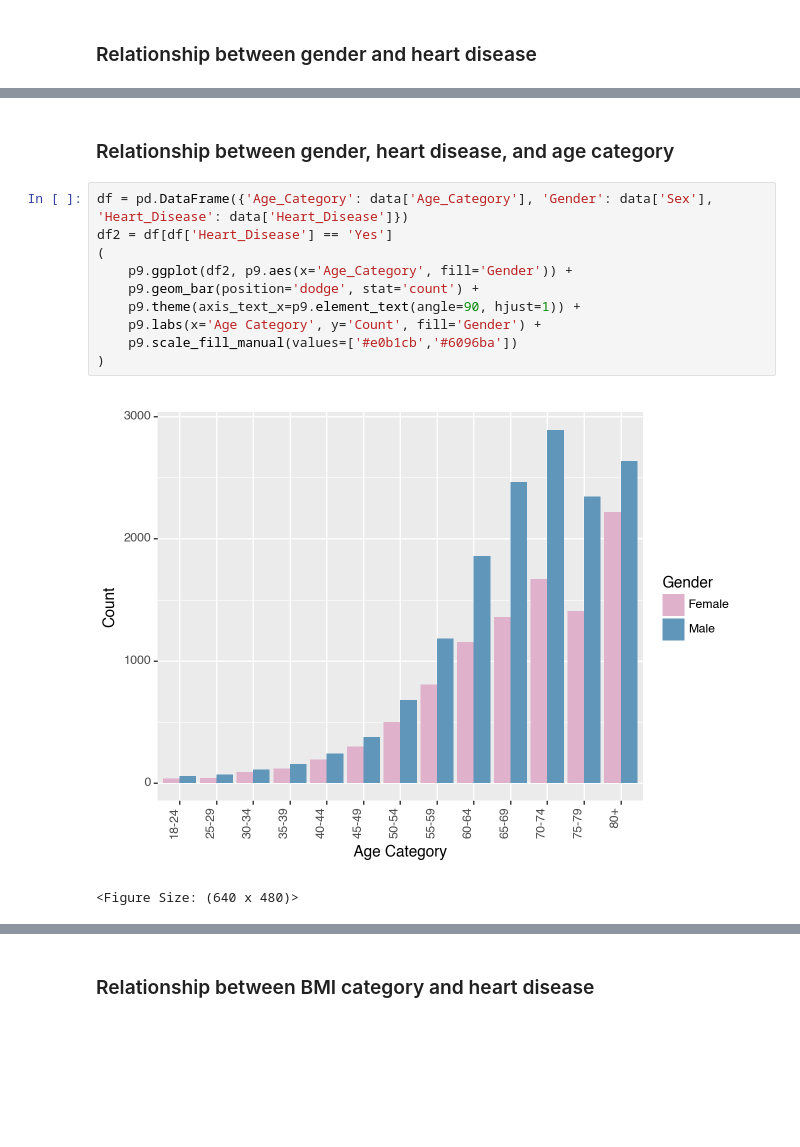
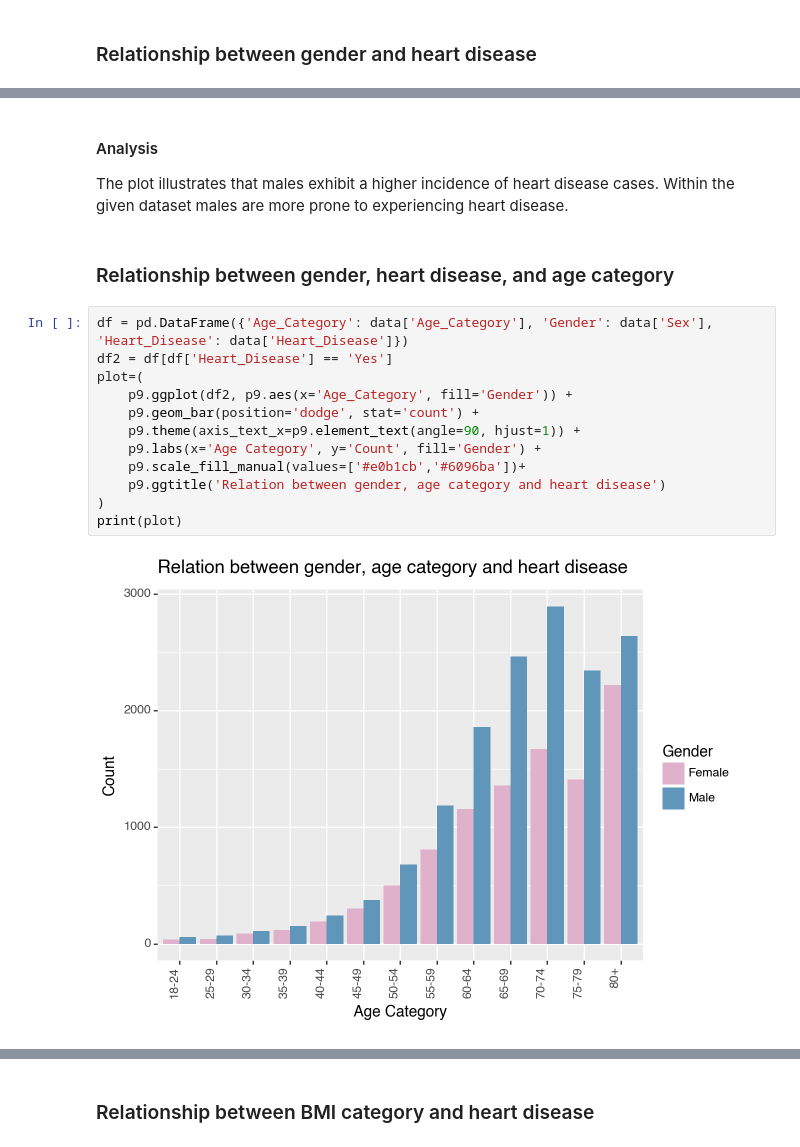
Before and after one commit to Roberta1400/Cardiovascular-Diseases-Risk-Prediction, a Jupyter notebook: Cardiovascular-Diseases-Risk-Prediction.ipynb, the cells around one changed output, grey strips where cells are left out. Saved outputs shown, nothing was run; the diff lists cells and outputs as text; blank space fills up the shorter version.

```diff
--- a/Cardiovascular-Diseases-Risk-Prediction.ipynb
+++ b/Cardiovascular-Diseases-Risk-Prediction.ipynb
@@ -112,15 +123,20 @@ print(plot)
+# %% [markdown]
+#### Analysis
+
+The plot illustrates that males exhibit a higher incidence of heart disease cases. Within the given dataset males are more prone to experiencing heart disease.
 # %% [markdown]
 ###  Relationship between gender, heart disease, and age category
 # %%
 df = pd.DataFrame({'Age_Category': data['Age_Category'], 'Gender': data['Sex'], 'Heart_Disease': data['Heart_Disease']})
 df2 = df[df['Heart_Disease'] == 'Yes']
-(
+plot=(
     p9.ggplot(df2, p9.aes(x='Age_Category', fill='Gender')) +
     p9.geom_bar(position='dodge', stat='count') +
     p9.theme(axis_text_x=p9.element_text(angle=90, hjust=1)) +
     p9.labs(x='Age Category', y='Count', fill='Gender') +
-    p9.scale_fill_manual(values=['#e0b1cb','#6096ba'])
+    p9.scale_fill_manual(values=['#e0b1cb','#6096ba'])+
+    p9.ggtitle('Relation between gender, age category and heart disease')
 )
+print(plot)
 # %% [output]
-[figure, old version]
+[figure, new version]
-<Figure Size: (640 x 480)>
```
Also changed, not shown: parts of 23 cells of this notebook.
